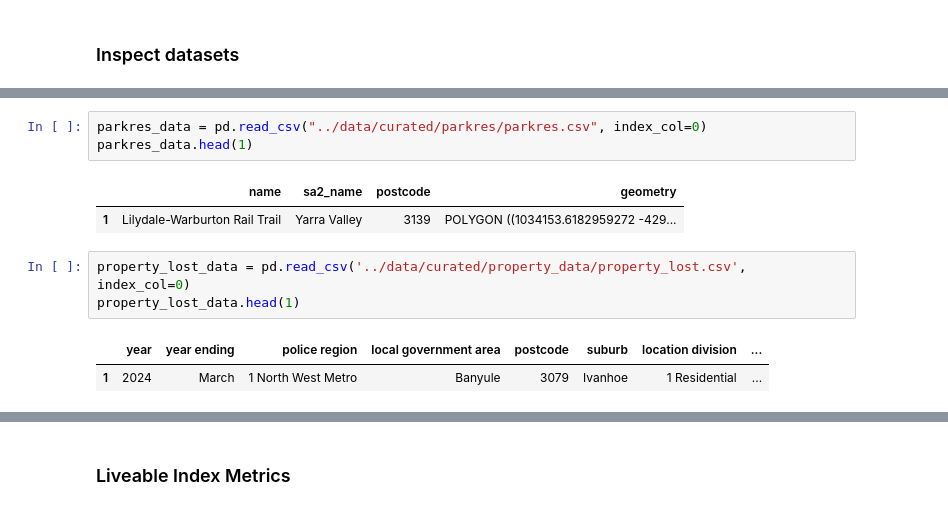
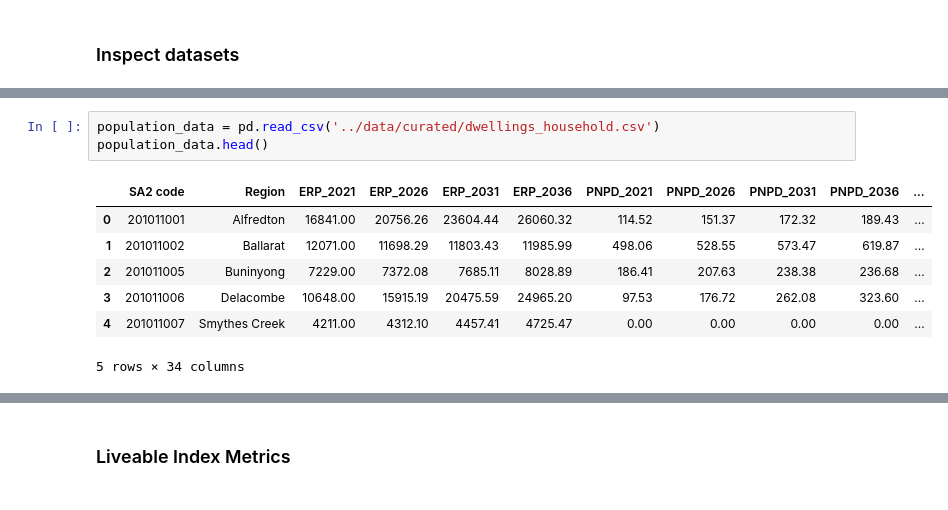
Before and after one commit to MAST30034-AppliedDataScience/project-2-group-real-estate-industry-project-3, a Jupyter notebook: notebooks/livability.ipynb, the cells around one changed output, grey strips where cells are left out. Cells and saved outputs as stored; diff of their text form.

```diff
--- a/notebooks/livability.ipynb
+++ b/notebooks/livability.ipynb
@@ -56,12 +53,11 @@ Index(['url', 'price', 'address', 'property_type', 'latitude', 'longitude',
 # %%
-parkres_data = pd.read_csv("../data/curated/parkres/parkres.csv", index_col=0)
-parkres_data.head(1)
+population_data = pd.read_csv('../data/curated/dwellings_household.csv')
+population_data.head()
 # %% [output]
-|  | name | sa2_name | postcode | geometry |
-| 1 | Lilydale-Warburton Rail Trail | Yarra Valley | 3139 | POLYGON ((1034153.6182959272 -429... |
+|  | SA2 code | Region | ERP_2021 | ERP_2026 | ERP_2031 | ERP_2036 | PNPD_2021 | PNPD_2026 | PNPD_2031 | PNPD_2036 | ... |
+| 0 | 201011001 | Alfredton | 16841.00 | 20756.26 | 23604.44 | 26060.32 | 114.52 | 151.37 | 172.32 | 189.43 | ... |
+| 1 | 201011002 | Ballarat | 12071.00 | 11698.29 | 11803.43 | 11985.99 | 498.06 | 528.55 | 573.47 | 619.87 | ... |
+| 2 | 201011005 | Buninyong | 7229.00 | 7372.08 | 7685.11 | 8028.89 | 186.41 | 207.63 | 238.38 | 236.68 | ... |
+| 3 | 201011006 | Delacombe | 10648.00 | 15915.19 | 20475.59 | 24965.20 | 97.53 | 176.72 | 262.08 | 323.60 | ... |
+| 4 | 201011007 | Smythes Creek | 4211.00 | 4312.10 | 4457.41 | 4725.47 | 0.00 | 0.00 | 0.00 | 0.00 | ... |
+5 rows × 34 columns
-# %%
-property_lost_data = pd.read_csv('../data/curated/property_data/property_lost.csv', index_col=0)
-property_lost_data.head(1)
-# %% [output]
-|  | year | year ending | police region | local government area | postcode | suburb | location division | ... |
-| 1 | 2024 | March | 1 North West Metro | Banyule | 3079 | Ivanhoe | 1 Residential | ... |
```
Also changed, not shown: parts of 14 cells of this notebook.
